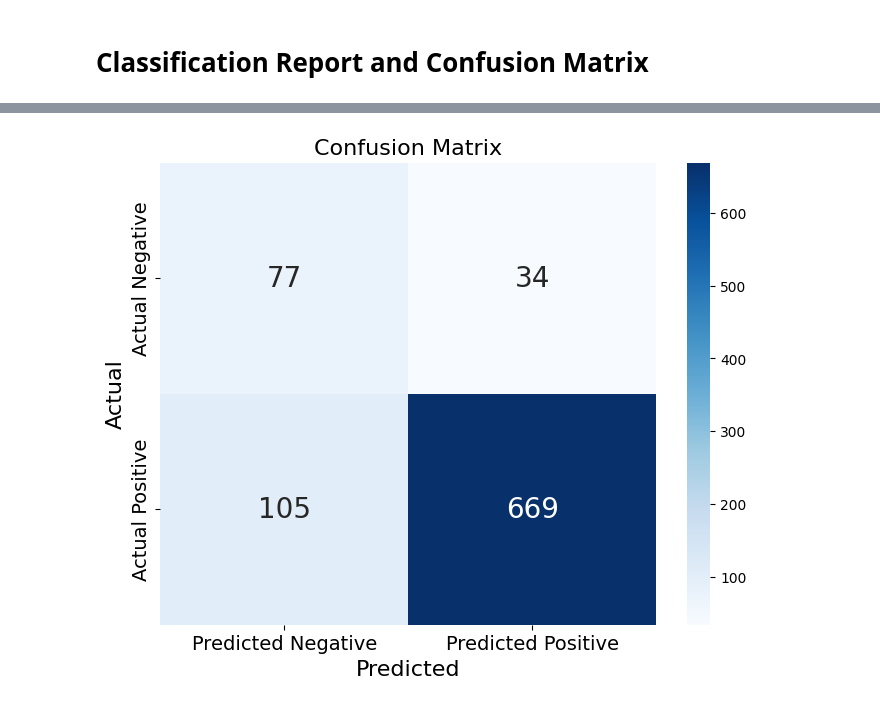
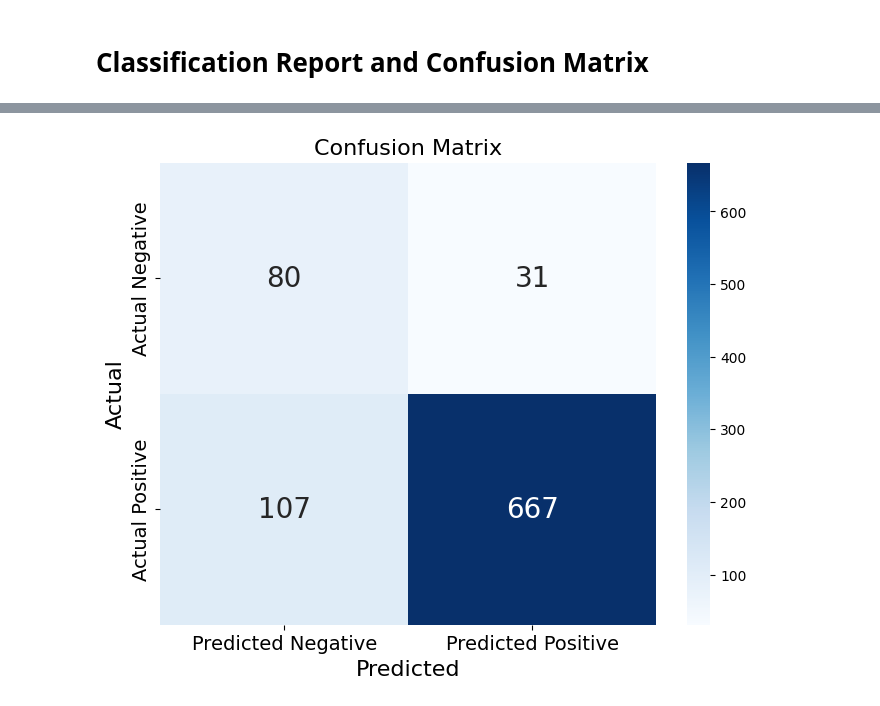
Before and after one commit to hristijanpeshov/SHAP-Explainable-Lexicon-Model, a Jupyter notebook: notebooks/RoBERTa notebooks/classification_report_and_confusion_matrix.ipynb, the cells around one changed output, grey strips where cells are left out. Cells and saved outputs as stored; diff of their text form; code cells hidden in the pictures.

```diff
--- a/notebooks/RoBERTa notebooks/classification_report_and_confusion_matrix.ipynb
+++ b/notebooks/RoBERTa notebooks/classification_report_and_confusion_matrix.ipynb
@@ -123,29 +123,29 @@ Confusion Matrix:
 # %%
 import matplotlib.pyplot as plt
 import seaborn as sns
 
 # Define TP, TN, FP, FN for the XLex + LM combination
-TN = 77
-TP = 669
-FP = 34
-FN = 105
+TN = 80
+TP = 667
+FP = 31
+FN = 107
 
 # Set labels for the matrix
 labels = ['True Negative', 'False Positive', 'False Negative', 'True Positive']
 
 # Create a confusion matrix
 confusion_matrix = [TN, FP, FN, TP]
 confusion_matrix = [confusion_matrix[i:i + 2] for i in range(0, len(confusion_matrix), 2)]
 
 # Create a heatmap of the confusion matrix
 plt.figure(figsize=(8, 6))
 sns.heatmap(confusion_matrix, annot=True, fmt='d', cmap='Blues', xticklabels=['Predicted Negative', 'Predicted Positive'], yticklabels=['Actual Negative', 'Actual Positive'], annot_kws={"size": 20})
 
 plt.xticks(fontsize=14)
 plt.yticks(fontsize=14)
 plt.xlabel('Predicted', fontsize=16)
 plt.ylabel('Actual', fontsize=16)
 plt.title('Confusion Matrix', fontsize=16)
 plt.show()
 # %% [output]
-[figure, old version]
+[figure, new version]
```
Also changed, not shown: parts of 2 cells of this notebook.
